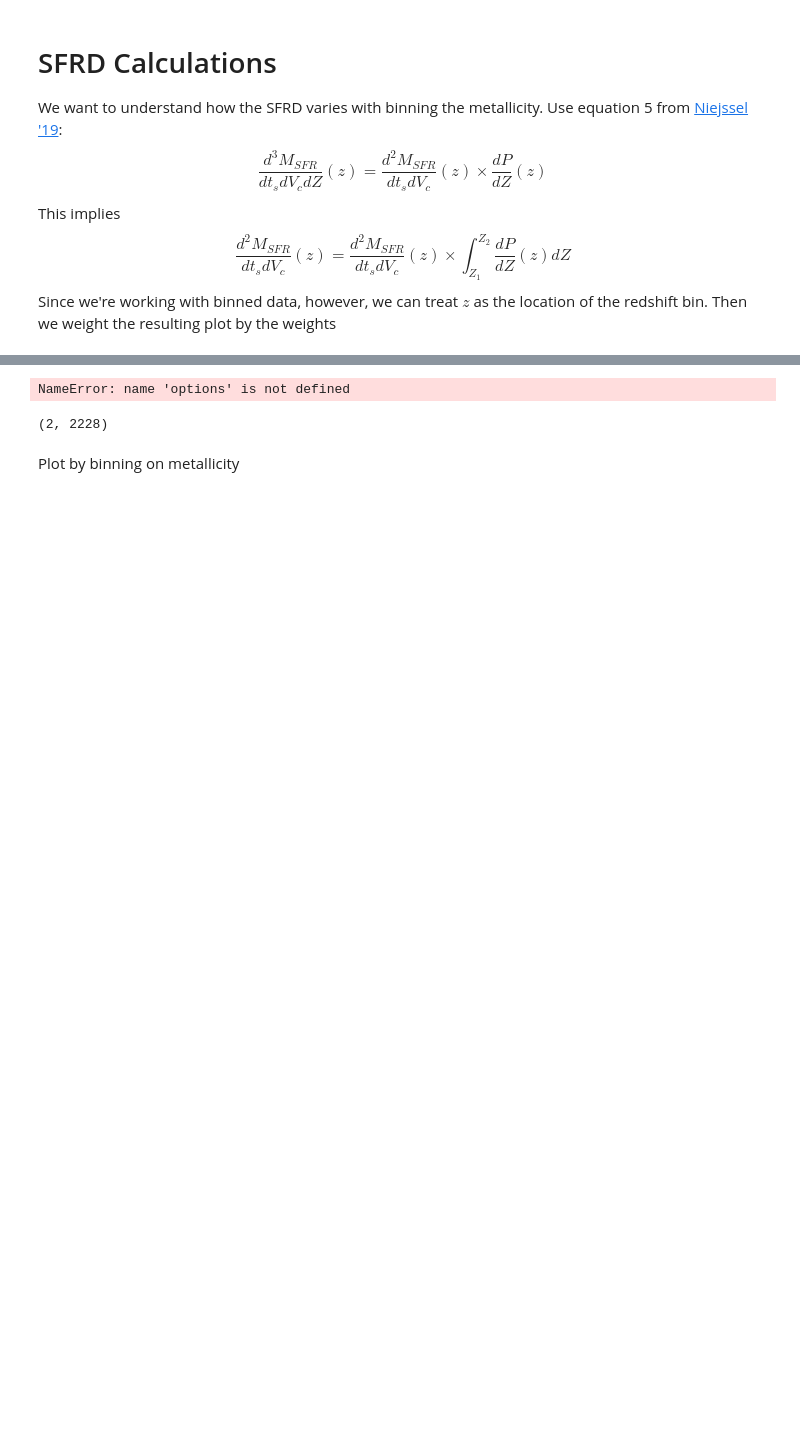
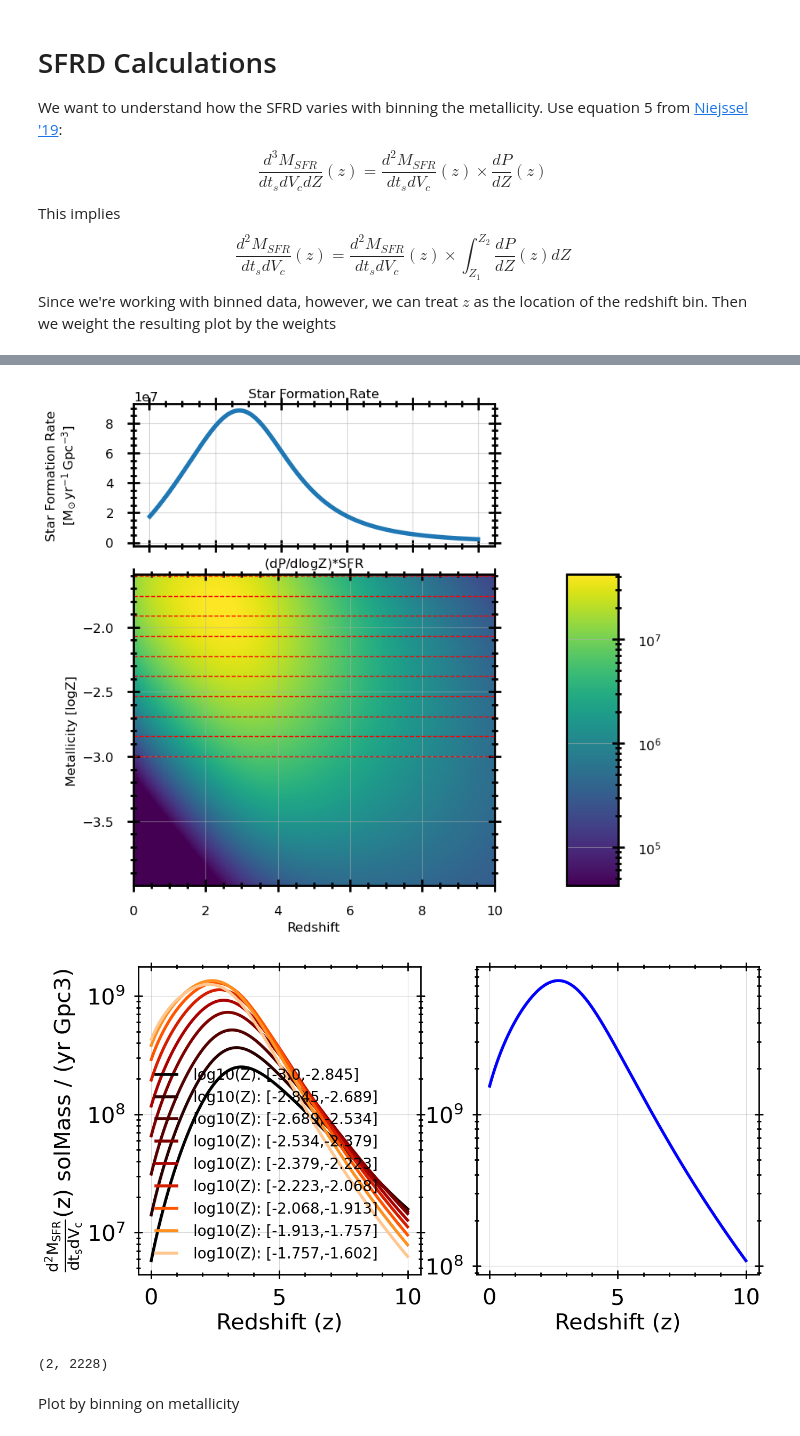
Before and after one commit to stlgolfer/metallicity_mergers, a Jupyter notebook: convolve_test.ipynb, the cells around one changed output, grey strips where cells are left out. Saved outputs shown, nothing was run; the diff lists cells and outputs as text; code cells hidden in the pictures; blank space fills up the shorter version.

```diff
--- a/convolve_test.ipynb
+++ b/convolve_test.ipynb
@@ -352,7 +382,7 @@ axis_dict = plot_sfr_dict(
     metallicity_string="logZ",
     metallicity_distribution_multiply_by_metallicity_bin_sizes=False,
     metallicity_distribution_multiply_by_sfr=multiply_by_sfr,
-    metallicity_distribution_scale="linear", # can change this to log10 for an easier-to-read image
+    metallicity_distribution_scale="log10", # can change this to log10 for an easier-to-read image
     metallicity_distribution_cmap=copy.copy(plt.cm.viridis),
     return_axis_dict=True,
     figsize=(8,8),
@@ -403,34 +433,35 @@ sfr_title = r'$\frac{d^2M_{SFR}}{dt_sdV_c}(z)$ ' + str(sfr_van_son['fiducial'].c
 Z_title = r'$\int_{Z_1}^{Z_2}\frac{dP(z)}{dZ}dZ$'
 sfrd_ax.set_ylabel(sfr_title if multiply_by_sfr else Z_title)
 # sfrd_ax.set_ylabel()
 sfrd_ax.set_xlabel('Redshift (z)')
 sfrd_ax.set_yscale('log')
 complete_sfrd_ax.set_yscale('log')
 complete_sfrd_ax.set_xlabel('Redshift (z)')
 sfrd_ax.legend()
 sfrd_fig.show()
 # axis_dict['ax_mssfr'].set_yscale('log')
 # axis_dict['ax_mssfr'].set_ylim([-1, 0])
 # axis_dict['fig'].savefig('./sfr.png')
 # check the orange line
 # how much total SFRD falls outside the distro
 
 def print_coordinate(Z, z):
     sfr_at_point = options.calculate_sfr()[np.digitize(z, options.redshift_bin_centers) - 1]
     z_loc = np.digitize(z, options.redshift_bin_centers)-1
     Z_loc = np.digitize(Z, options.log_metallicity_bin_centers)-1
     sfrd_at_point = sfr_at_point*(options.calculate_metallicity_distro())[z_loc, Z_loc]
     # axis_dict['ax_mssfr'].scatter(100, 100, color='red', linewidth=20)
     print(sfrd_at_point)
 # print_coordinate(-0.5, 1)
 # print_coordinate(-0.5, 4)
 # print_coordinate(-0.5, 7)
 # print_coordinate(-4, 2.1)
 # print_coordinate(-4, 9)
 
 axis_dict['fig'].show()
 # %% [output]
-NameError: name 'options' is not defined
+[figure, added]
+[figure, added]
 # %%
 do_convolve_with_sfr_options(sfr_van_son['fiducial'])
 # do_convolve_with_sfr_options(sfr_van_son['min'])
```
Also changed, not shown: parts of 8 cells of this notebook, 1 other file.
